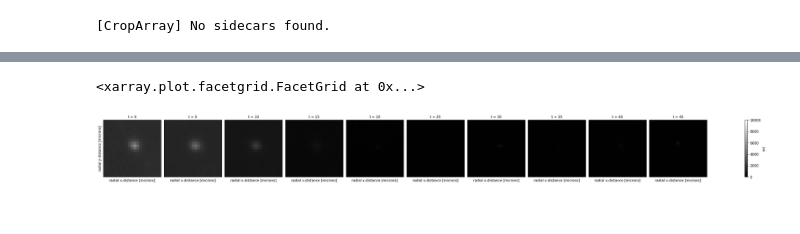
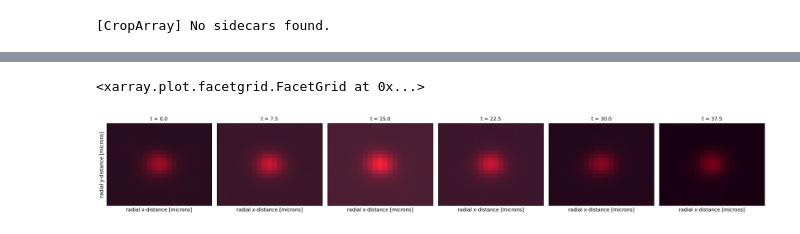
Before and after one commit to timstasevich/croparray, a Jupyter notebook: notebooks/MakeCropArrays.ipynb, the cells around one changed output, grey strips where cells are left out. Cells and saved outputs as stored; diff of their text form; code cells hidden in the pictures.

```diff
--- a/notebooks/MakeCropArrays.ipynb
+++ b/notebooks/MakeCropArrays.ipynb
@@ -10,9 +10,11 @@ from pathlib import Path
 
 # Input files
 DATA_DIR = Path(r"\\129.82.125.64\TSnas2\SharedInternal\RiboJamProject\20260325_ZAK_KO_ST_KDM5B\wDox\HT")
+DATA_DIR = Path(r"C:\Users\tstasevi\Documents\Tim-Marianas\20260325-HA-Zak\noDox_noZak\Diffusion\Stacks")
+#DATA_DIR = Path(r"C:\Users\tstasevi\Documents\Tim-Marianas\20260325-HA-Zak\wDox_HA-ZAK\Diffusion\Stacks")
 
-CSV_FILES = sorted(DATA_DIR.glob("PB_MAX*_allspots.csv"))
-VID_FILES = sorted(DATA_DIR.glob("PB_MAX*.tif"))
+CSV_FILES = sorted(DATA_DIR.glob("*_spots.csv"))
+VID_FILES = sorted(DATA_DIR.glob("*.tif"))
 assert len(VID_FILES) == len(CSV_FILES), f"Mismatch: {len(VID_FILES)} videos vs {len(CSV_FILES)} csvs"
 
 # Cropping parameters
@@ -20,12 +22,12 @@ XY_PAD = 10                         # Typically 5, but bigger if spots are > dif
 Z_PAD = 1                           # Only used if tracking was also done in Z
 
 # Physical metadata (should match TrackMate if TrackMate units not pixels)
-DX = 0.074*2  ## pulled from images files from marianas
-DY = 0.074*2
+DX = 0.074  ## pulled from images files from marianas
+DY = 0.074
 DZ = .35      ## this is ignored if tracking was only done in 2D
-DT = 1
-UNITS = ["microns", "min"]
-NOTES = 'A crop array in KO Zak U2OS cells with tet-inducible HA-Zak. This is the +DOX condition, so should have HA-Zak expressed to rescue phenotype. Ch0 = 12xSunTag-KDM5B-MS2 labeled with mEGFP-tagged anti-SunTag scFv. ch1 = mSc3-tagged anti-HA scFv (to label HA-Zak if induced; not imaged). ch3 = MCP-Halo labeled with JF646 (not imaged). Used Sun+HA+MCP APP. Spots were tracked in 2D on Max-projections using TrackMate.'
+DT = 1.5
+UNITS = ["microns", "sec"]
+NOTES = 'A crop array in KO Zak U2OS cells with tet-inducible HA-Zak. Imaged as fast as possible with 3 channel 1 z-stack imaging on Marianas. This is the -DOX condition, so should not have HA-Zak expressed to rescue phenotype (in tet-free media for several days). Ch0 = 12xSunTag-KDM5B-MS2 labeled with mEGFP-tagged anti-SunTag scFv. ch1 = mSc3-tagged anti-HA scFv (to label HA-Zak if it were induced). ch3 = MCP-Halo labeled with JF646. Used Sun+HA+MCP APP. Spots were tracked in 2D on single-plane images using TrackMate.'
 DATE_STR = "2026-03-25"
 
 # Spot table handling
@@ -105,5 +121,5 @@ my_ca.isel(fov=0,z=0).plot.plot_croparray_crops(n=(0,10,1), layer='int',t=(0,5,1
 # %%
-my_ca['int'].isel(ch=0,fov=0,z=0).mean(dim=['n']).rolling(t=5, center=True, min_periods=1).mean().isel(t=slice(None, None, 5)).plot.imshow(col="t", cmap='gray',robust=True, vmin=0,vmax=10000,xticks=[],yticks=[],)
+my_ca['int'].isel(fov=0,z=0).mean(dim=['n']).rolling(t=5, center=True, min_periods=1).mean().isel(t=slice(None, None, 5)).plot.imshow(col="t", cmap='gray',robust=True, vmin=0,vmax=10000,xticks=[],yticks=[],)
 # %% [output]
 <xarray.plot.facetgrid.FacetGrid at 0x...>
-[figure, old version]
+[figure, new version]
```
Also changed, not shown: parts of 4 cells of this notebook, 5 other files.
